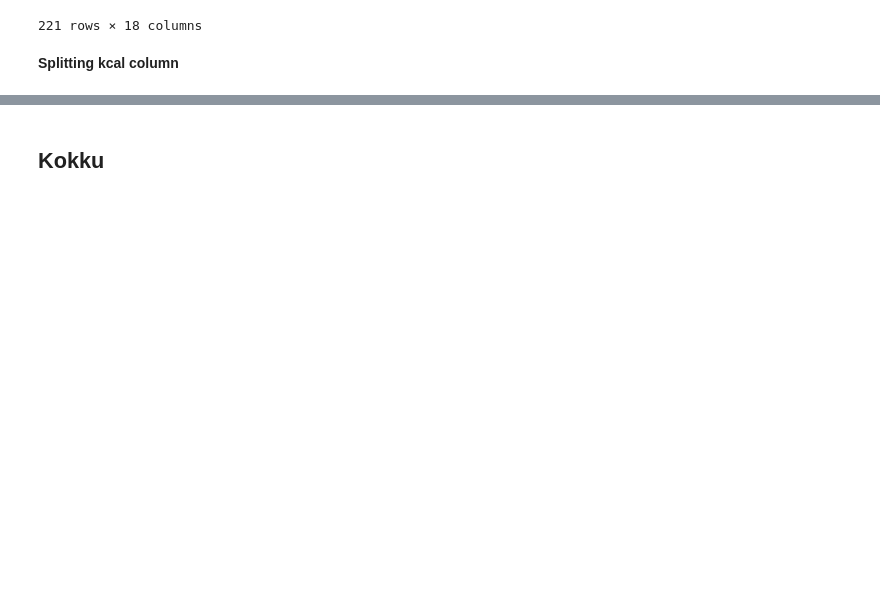
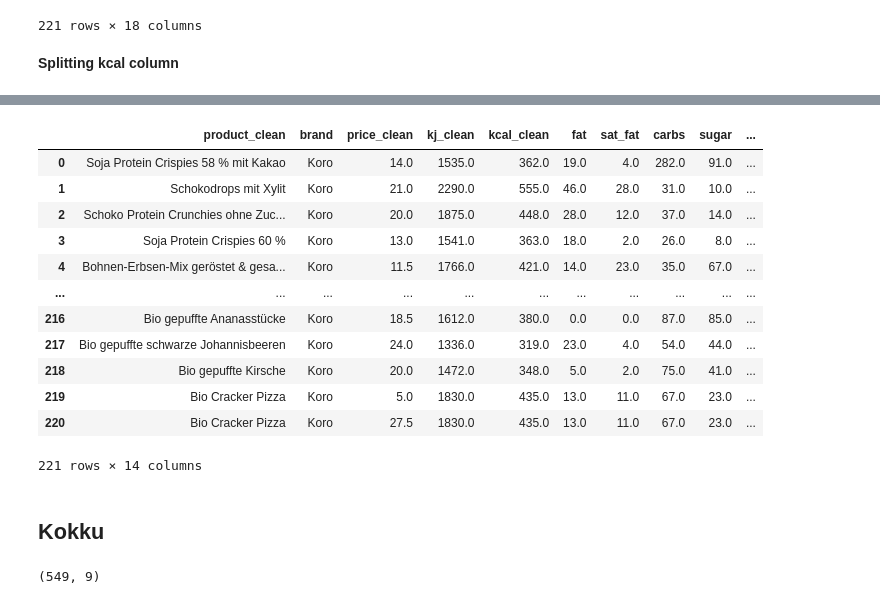
Before and after one commit to katharina-beriault/Final_Project_Vegan-Snack-Recommender_Clustering, a Jupyter notebook: Python/Cleaning.ipynb, the cells around one changed output, grey strips where cells are left out. Saved outputs shown, nothing was run; the diff lists cells and outputs as text; code cells hidden in the pictures; blank space fills up the shorter version.

```diff
--- a/Python/Cleaning.ipynb
+++ b/Python/Cleaning.ipynb
@@ -188,3 +189,8 @@ batch_cleaning_nutrients(koro, in_columns=['fat','sat_fat', 'carbs', 'sugar', 'f
 221 rows × 18 columns
 # %% [markdown]
 **Splitting kcal column**
+# %%
+koro[['kj_clean','kcal_clean']] = koro['kcal'].str.split('/', expand=True)
+# %%
+koro['kj_clean'] = koro['kj_clean'].astype('float')
+koro['kcal_clean'] = koro['kcal_clean'].astype('float')
@@ -191,2 +228,24 @@ batch_cleaning_nutrients(koro, in_columns=['fat','sat_fat', 'carbs', 'sugar', 'f
+# %%
+drop_list = ['price', 'weight', 'kcal', 'fat_clean','ingredients']
+koro = koro.drop(drop_list, axis=1)
+# %%
+koro = koro.reindex(columns=['product_clean','brand','price_clean', 'kj_clean', 'kcal_clean', 'fat', 'sat_fat', 'carbs', 'sugar', 'fibre', 'protein', 'salt',
+                            'links', 'photo_link'])
+# %%
+koro
+# %% [output]
+|  | product_clean | brand | price_clean | kj_clean | kcal_clean | fat | sat_fat | carbs | sugar | ... |
+| 0 | Soja Protein Crispies 58 % mit Kakao | Koro | 14.0 | 1535.0 | 362.0 | 19.0 | 4.0 | 282.0 | 91.0 | ... |
+| 1 | Schokodrops mit Xylit | Koro | 21.0 | 2290.0 | 555.0 | 46.0 | 28.0 | 31.0 | 10.0 | ... |
+| 2 | Schoko Protein Crunchies ohne Zuc... | Koro | 20.0 | 1875.0 | 448.0 | 28.0 | 12.0 | 37.0 | 14.0 | ... |
+| 3 | Soja Protein Crispies 60 % | Koro | 13.0 | 1541.0 | 363.0 | 18.0 | 2.0 | 26.0 | 8.0 | ... |
+| 4 | Bohnen-Erbsen-Mix geröstet & gesa... | Koro | 11.5 | 1766.0 | 421.0 | 14.0 | 23.0 | 35.0 | 67.0 | ... |
+| ... | ... | ... | ... | ... | ... | ... | ... | ... | ... | ... |
+| 216 | Bio gepuffte Ananasstücke | Koro | 18.5 | 1612.0 | 380.0 | 0.0 | 0.0 | 87.0 | 85.0 | ... |
+| 217 | Bio gepuffte schwarze Johannisbeeren | Koro | 24.0 | 1336.0 | 319.0 | 23.0 | 4.0 | 54.0 | 44.0 | ... |
+| 218 | Bio gepuffte Kirsche | Koro | 20.0 | 1472.0 | 348.0 | 5.0 | 2.0 | 75.0 | 41.0 | ... |
+| 219 | Bio Cracker Pizza | Koro | 5.0 | 1830.0 | 435.0 | 13.0 | 11.0 | 67.0 | 23.0 | ... |
+| 220 | Bio Cracker Pizza | Koro | 27.5 | 1830.0 | 435.0 | 13.0 | 11.0 | 67.0 | 23.0 | ... |
+221 rows × 14 columns
 # %% [markdown]
 ## Kokku
@@ -192,0 +254,4 @@ batch_cleaning_nutrients(koro, in_columns=['fat','sat_fat', 'carbs', 'sugar', 'f
+# %%
+kokku.shape
+# %% [output]
+(549, 9)
```
Also changed, not shown: parts of 29 cells of this notebook.
